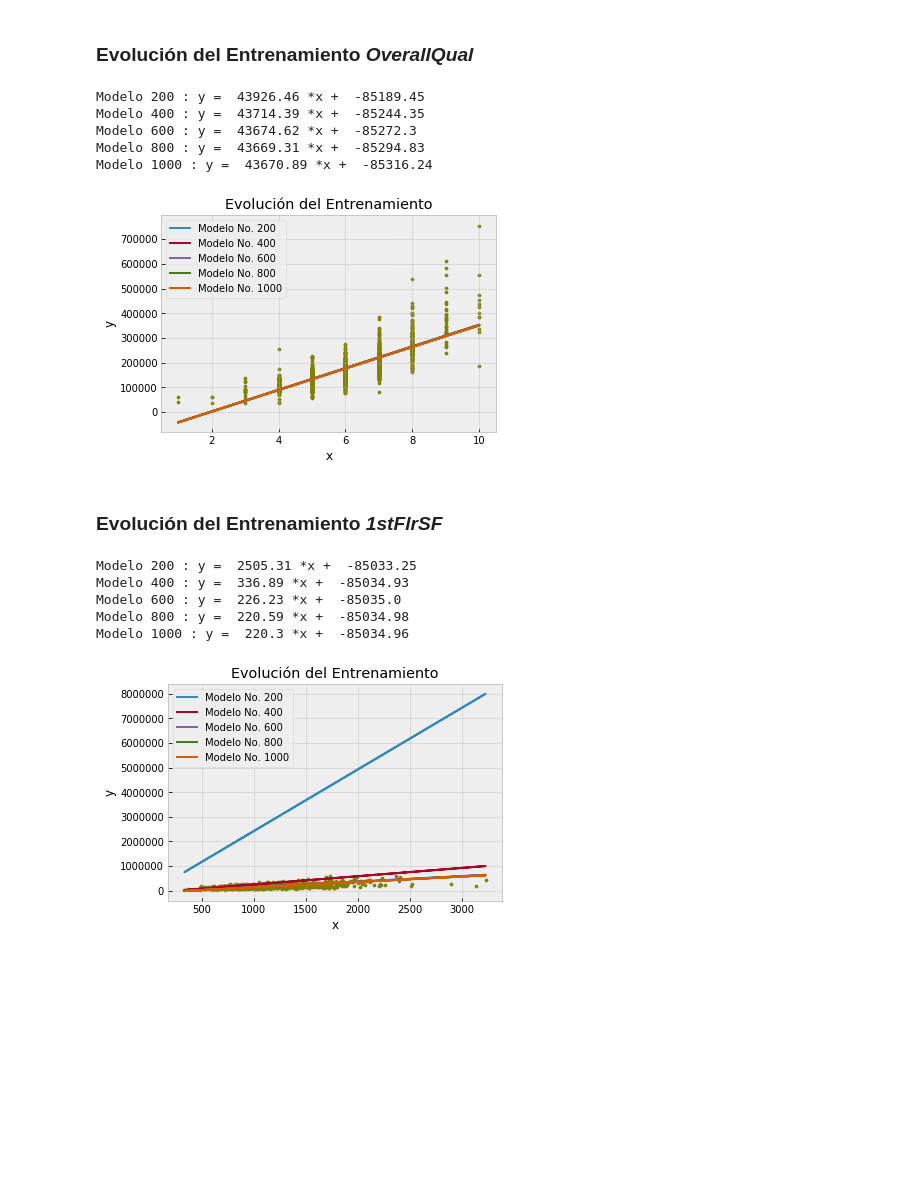
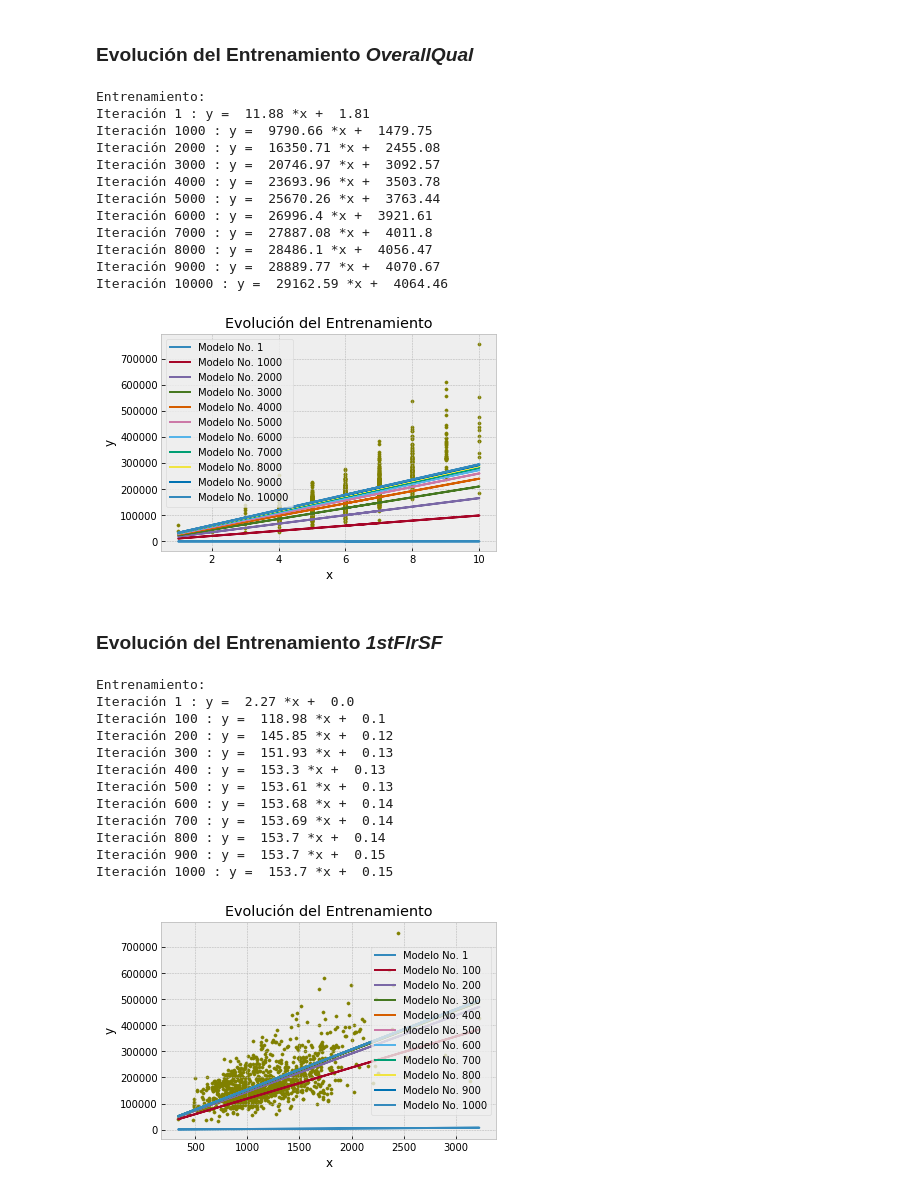
Before and after one commit to sjbarrios/Proyecto-Ciencia-Datos-Python, a Jupyter notebook: Proyecto_1.ipynb, the cells around one changed output. Saved outputs shown, nothing was run; the diff lists cells and outputs as text; code cells hidden in the pictures; blank space fills up the shorter version.

```diff
--- a/Proyecto_1.ipynb
+++ b/Proyecto_1.ipynb
@@ -402,7 +403,8 @@ Se define la función de **ENTRENAMIENTO**:
 # %%
 def entrenamiento(x,y,epoch,imprimir_error_cada,lr, m=0.0, b=0.0):
 
-    parametros = np.array([[45000.0],[-85000.0]]) # vector (m,b) con valores iniciales
+    #parametros = np.array([[45000.0],[-85000.0]]) # vector (m,b) con valores iniciales
+    parametros = np.array([[m],[b]]) # vector (m,b) con valores iniciales
     vector_error=[0]*epoch # vector de errores
     diccionario_modelo = {} # inicialización de diccionario para almacenar modelo (m,b)
 
@@ -442,7 +444,10 @@ def entrenamiento(x,y,epoch,imprimir_error_cada,lr, m=0.0, b=0.0):
     print("b: ",np.around(parametros[1][0],2))
     print("pérdida mínima :",np.around(error,2))
 
-    return diccionario_modelo,vector_error
+    def funcion(x):
+        return parametros[0][0] * x + parametros[1][0]
+
+    return diccionario_modelo,vector_error,funcion
 # %% [markdown]
 Llamada a la función de **ENTRENAMIENTO** con la primera variable "X" **OverallQual**:
 # %%
@@ -473,5 +478,5 @@ Llamada a la función de **ENTRENAMIENTO** con la primera variable "X" **1stFlrS
 diccionario_FstFlrSF = {}
 error_iteracion_FstFlrSF = []
 
-diccionario_FstFlrSF,error_iteracion_FstFlrSF = entrenamiento(FstFlrSF,SalePrice,1000,100,0.00000001)
+diccionario_FstFlrSF,error_iteracion_FstFlrSF,manual_FstFlrSF = entrenamiento(FstFlrSF,SalePrice,1000,100,0.00000001)
 # %% [output]
@@ -506,19 +511,21 @@ def evolucion(diccionario,x,y,n):
 
     modelo_i = [0.0]*len(x)
 
+    print("Entrenamiento:")
+
     for i in range(len(diccionario)): # Para cada iteración en el Diccionario de Parámetros m,b
 
-        if (i+1) % n == 0: # Cada "n" iteraciones...
+        if (i+1) % n == 0 or i == 0: # Cada "n" iteraciones...
 
             for j in range(len(x)): # Se calcula el modelo: y_hat's correspondientes para todas las "x"
                 modelo_i[j] = diccionario[i][0]*x[j] + diccionario[i][1]   # y_hat = m*x + b
 
             # Se muestran detalles del modelo y se dibuja la recta con Matplotlib
-            print("Modelo",i+1,": y = ",diccionario[i][0],"*x + ",diccionario[i][1])
+            print("Iteración",i+1,": y = ",diccionario[i][0],"*x + ",diccionario[i][1])
             plt.plot(x,modelo_i,label='Modelo No. {i}'.format(i=i+1))
             plt.legend(loc = 'best')
 
-
+    print("")
     plt.scatter(x,y,c='olive',s=10)
     plt.title('Evolución del Entrenamiento')
     plt.xlabel('x')
@@ -528,22 +535,36 @@ def evolucion(diccionario,x,y,n):
 # %% [markdown]
 ### Evolución del Entrenamiento ***OverallQual***
 # %%
-evolucion(diccionario_OverallQual,OverallQual,SalePrice,200)
+evolucion(diccionario_OverallQual,OverallQual,SalePrice,1000)
 # %% [output]
-Modelo 200 : y =  43926.46 *x +  -85189.45
-Modelo 400 : y =  43714.39 *x +  -85244.35
-Modelo 600 : y =  43674.62 *x +  -85272.3
-Modelo 800 : y =  43669.31 *x +  -85294.83
-Modelo 1000 : y =  43670.89 *x +  -85316.24
+Entrenamiento:
+Iteración 1 : y =  11.88 *x +  1.81
+Iteración 1000 : y =  9790.66 *x +  1479.75
+Iteración 2000 : y =  16350.71 *x +  2455.08
+Iteración 3000 : y =  20746.97 *x +  3092.57
+Iteración 4000 : y =  23693.96 *x +  3503.78
+Iteración 5000 : y =  25670.26 *x +  3763.44
+Iteración 6000 : y =  26996.4 *x +  3921.61
+Iteración 7000 : y =  27887.08 *x +  4011.8
+Iteración 8000 : y =  28486.1 *x +  4056.47
+Iteración 9000 : y =  28889.77 *x +  4070.67
+Iteración 10000 : y =  29162.59 *x +  4064.46
-[figure, old version]
+[figure, new version]
 # %% [markdown]
 ### Evolución del Entrenamiento ***1stFlrSF***
 # %%
-evolucion(diccionario_FstFlrSF,FstFlrSF,SalePrice,200)
+evolucion(diccionario_FstFlrSF,FstFlrSF,SalePrice,100)
 # %% [output]
-Modelo 200 : y =  2505.31 *x +  -85033.25
-Modelo 400 : y =  336.89 *x +  -85034.93
-Modelo 600 : y =  226.23 *x +  -85035.0
-Modelo 800 : y =  220.59 *x +  -85034.98
-Modelo 1000 : y =  220.3 *x +  -85034.96
+Entrenamiento:
+Iteración 1 : y =  2.27 *x +  0.0
+Iteración 100 : y =  118.98 *x +  0.1
+Iteración 200 : y =  145.85 *x +  0.12
+Iteración 300 : y =  151.93 *x +  0.13
+Iteración 400 : y =  153.3 *x +  0.13
+Iteración 500 : y =  153.61 *x +  0.13
+Iteración 600 : y =  153.68 *x +  0.14
+Iteración 700 : y =  153.69 *x +  0.14
+Iteración 800 : y =  153.7 *x +  0.14
+Iteración 900 : y =  153.7 *x +  0.15
+Iteración 1000 : y =  153.7 *x +  0.15
-[figure, old version]
+[figure, new version]
```
Also changed, not shown: parts of 9 cells of this notebook.
